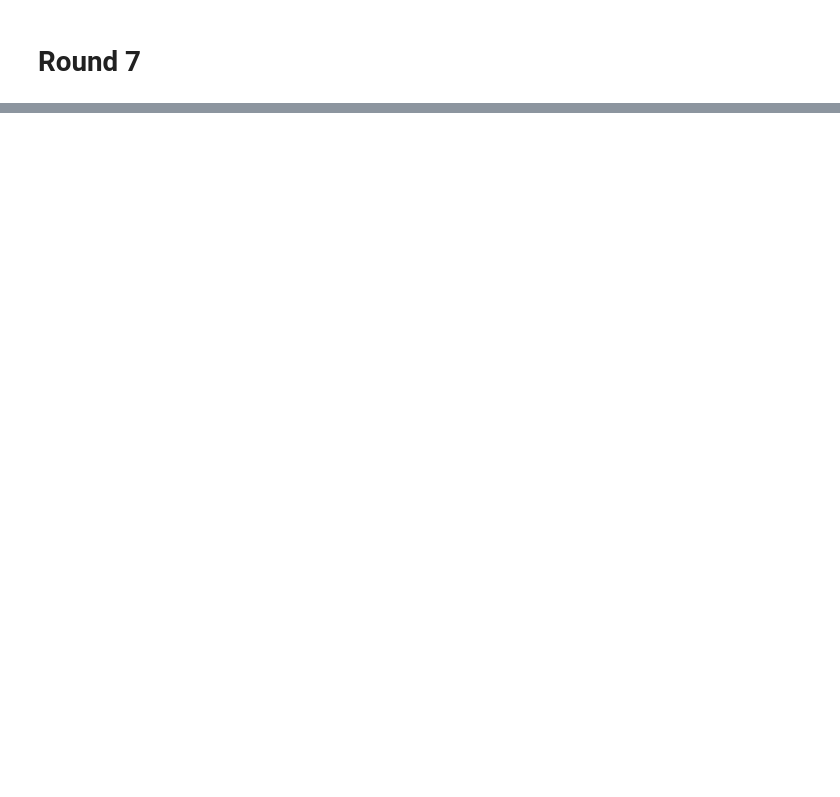
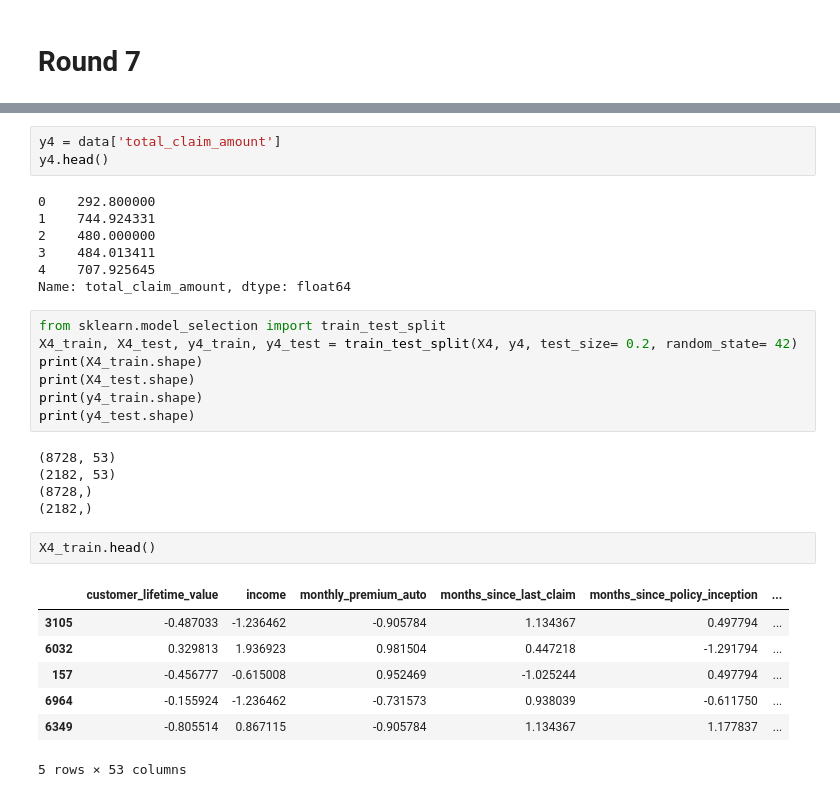
Before and after one commit to mmmaxime/lab-customer-analysis-round-2, a Jupyter notebook: files_for_lab/csv_files/Lab-Round 2 + 3 + 4 + 5 + 6 + 7 + 8.ipynb, the cells around one changed output, grey strips where cells are left out. Drawn from its saved outputs; the diff is of its cells as text; blank space fills up the shorter version.

```diff
--- a/files_for_lab/csv_files/Lab-Round 2 + 3 + 4 + 5 + 6 + 7 + 8.ipynb
+++ b/files_for_lab/csv_files/Lab-Round 2 + 3 + 4 + 5 + 6 + 7 + 8.ipynb
@@ -853,0 +1053,32 @@ X_standardized.head()
+# %%
+y4 = data['total_claim_amount']
+y4.head()
+# %% [output]
+0    292.800000
+1    744.924331
+2    480.000000
+3    484.013411
+4    707.925645
+Name: total_claim_amount, dtype: float64
+# %%
+from sklearn.model_selection import train_test_split
+X4_train, X4_test, y4_train, y4_test = train_test_split(X4, y4, test_size= 0.2, random_state= 42)
+print(X4_train.shape)
+print(X4_test.shape)
+print(y4_train.shape)
+print(y4_test.shape)
+# %% [output]
+(8728, 53)
+(2182, 53)
+(8728,)
+(2182,)
+# %%
+X4_train.head()
+# %% [output]
+|  | customer_lifetime_value | income | monthly_premium_auto | months_since_last_claim | months_since_policy_inception | ... |
+| 3105 | -0.487033 | -1.236462 | -0.905784 | 1.134367 | 0.497794 | ... |
+| 6032 | 0.329813 | 1.936923 | 0.981504 | 0.447218 | -1.291794 | ... |
+| 157 | -0.456777 | -0.615008 | 0.952469 | -1.025244 | 0.497794 | ... |
+| 6964 | -0.155924 | -1.236462 | -0.731573 | 0.938039 | -0.611750 | ... |
+| 6349 | -0.805514 | 0.867115 | -0.905784 | 1.134367 | 1.177837 | ... |
+5 rows × 53 columns
```
Also changed, not shown: parts of 90 cells of this notebook.
